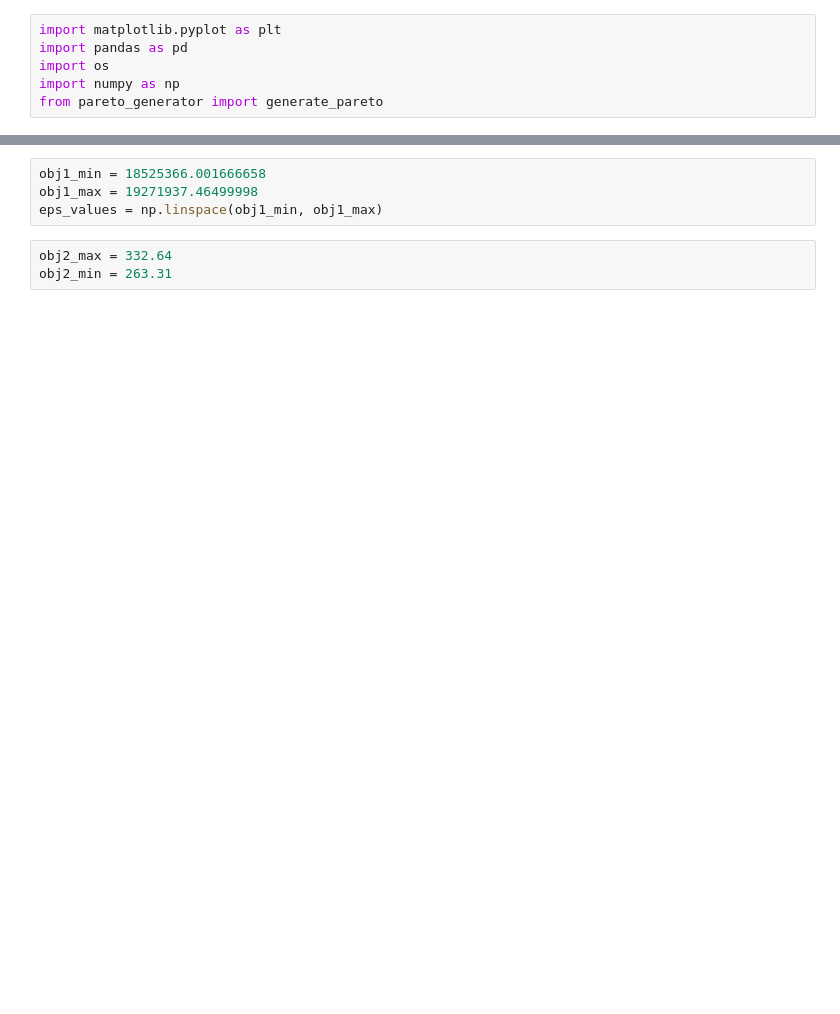
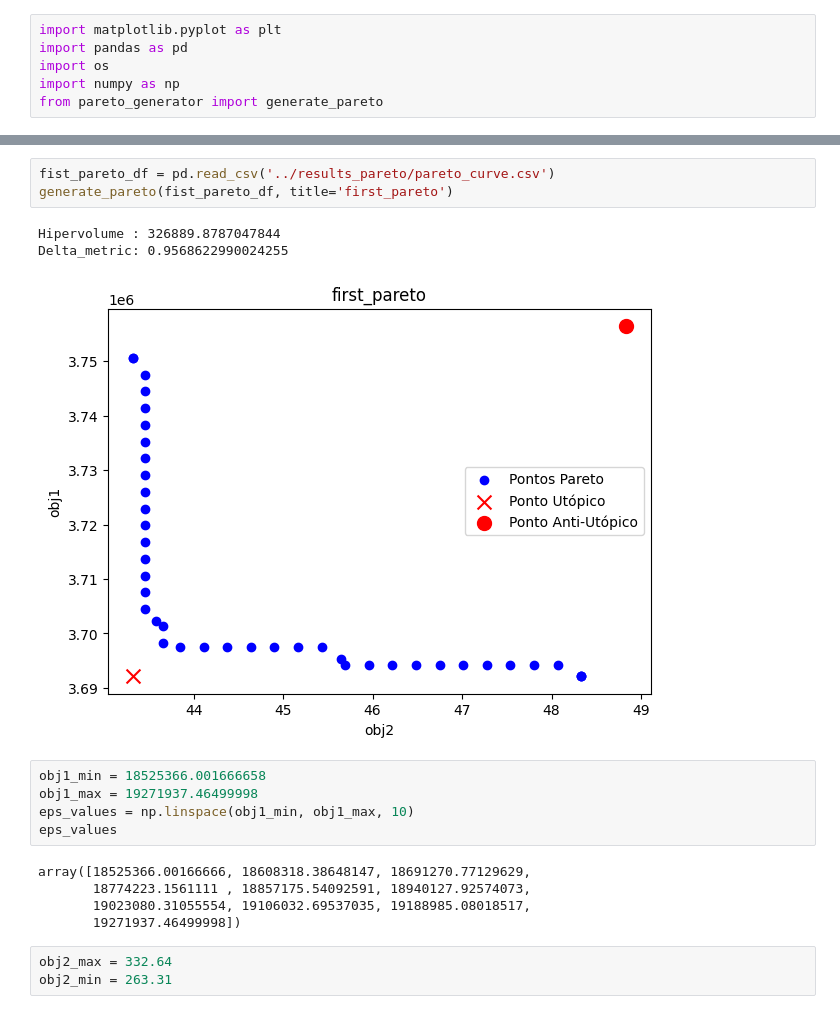
Before and after one commit to thiago-aguilar/pandemic-patient-alocation, a Jupyter notebook: notebooks/analyze_paretto.ipynb, the cells around one changed output, grey strips where cells are left out. Drawn from its saved outputs; the diff is of its cells as text; blank space fills up the shorter version.

```diff
--- a/notebooks/analyze_paretto.ipynb
+++ b/notebooks/analyze_paretto.ipynb
@@ -14,7 +34,20 @@ Delta_metric: 1.3149692082595799
+# %%
+fist_pareto_df = pd.read_csv('../results_pareto/pareto_curve.csv')
+generate_pareto(fist_pareto_df, title='first_pareto')
+# %% [output]
+Hipervolume : 326889.8787047844
+Delta_metric: 0.9568622990024255
+[figure, added]
 # %%
 obj1_min = 18525366.001666658
 obj1_max = 19271937.46499998
-eps_values = np.linspace(obj1_min, obj1_max)
+eps_values = np.linspace(obj1_min, obj1_max, 10)
+eps_values
+# %% [output]
+array([18525366.00166666, 18608318.38648147, 18691270.77129629,
+       18774223.1561111 , 18857175.54092591, 18940127.92574073,
+       19023080.31055554, 19106032.69537035, 19188985.08018517,
+       19271937.46499998])
 # %%
 obj2_max = 332.64
 obj2_min = 263.31
```
Also changed, not shown: parts of 2 cells of this notebook, 43 other files.
